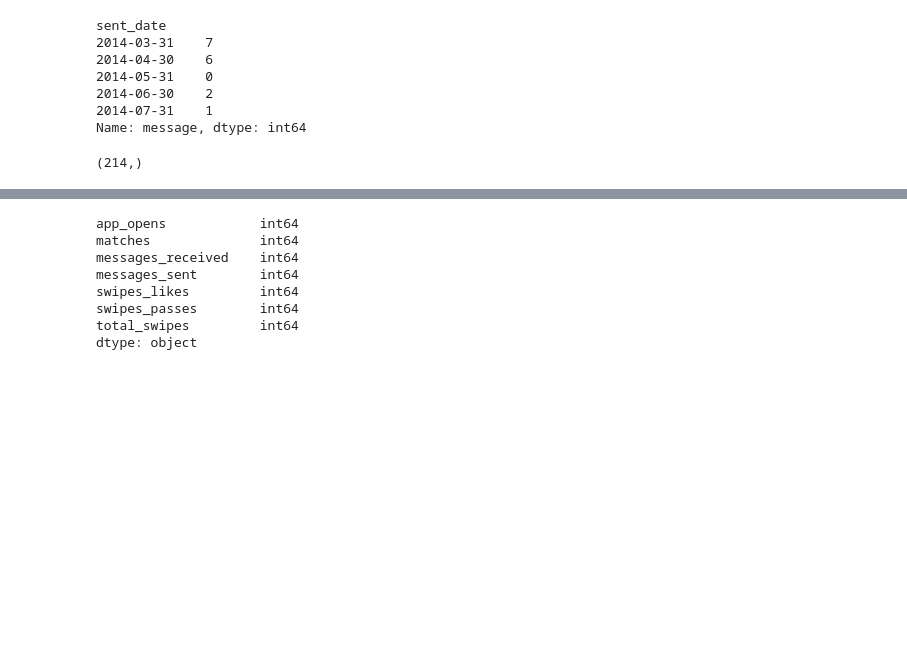
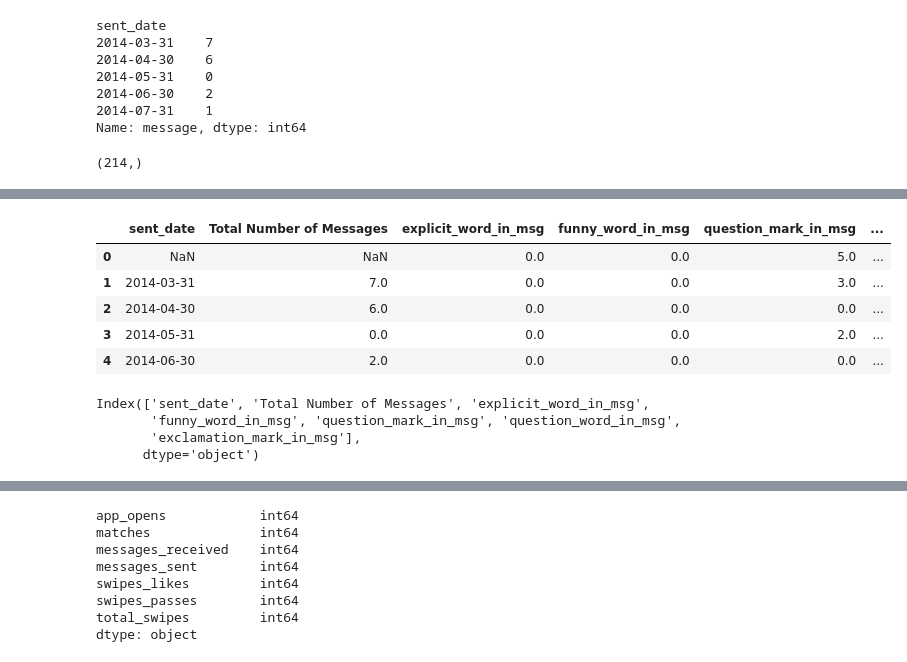
Before and after one commit to malctaylor15/Tinder_dash, a Jupyter notebook: Notebooks/Demo Charts v1.ipynb, the cells around one changed output, grey strips where cells are left out. Saved outputs shown, nothing was run; the diff lists cells and outputs as text; code cells hidden in the pictures; blank space fills up the shorter version.

```diff
--- a/Notebooks/Demo Charts v1.ipynb
+++ b/Notebooks/Demo Charts v1.ipynb
@@ -127,0 +146,16 @@ df.head()
+# %%
+all_flag.head()
+# %% [output]
+|  | sent_date | Total Number of Messages | explicit_word_in_msg | funny_word_in_msg | question_mark_in_msg | ... |
+| 0 | NaN | NaN | 0.0 | 0.0 | 5.0 | ... |
+| 1 | 2014-03-31 | 7.0 | 0.0 | 0.0 | 3.0 | ... |
+| 2 | 2014-04-30 | 6.0 | 0.0 | 0.0 | 0.0 | ... |
+| 3 | 2014-05-31 | 0.0 | 0.0 | 0.0 | 2.0 | ... |
+| 4 | 2014-06-30 | 2.0 | 0.0 | 0.0 | 0.0 | ... |
+# %%
+all_flag.columns
+# %% [output]
+Index(['sent_date', 'Total Number of Messages', 'explicit_word_in_msg',
+       'funny_word_in_msg', 'question_mark_in_msg', 'question_word_in_msg',
+       'exclamation_mark_in_msg'],
+      dtype='object')
```
Also changed, not shown: parts of 45 cells of this notebook, 6 other files.
